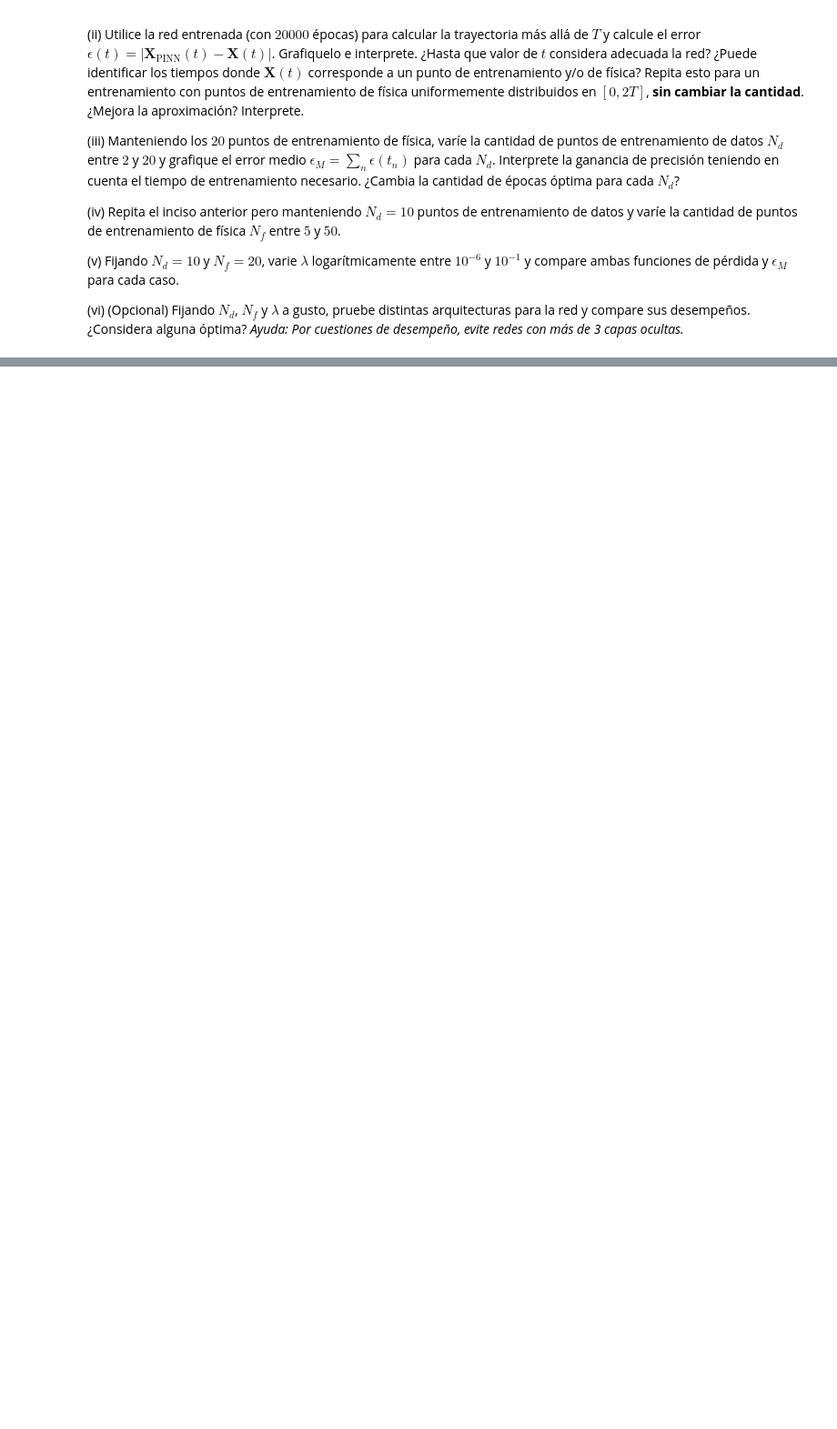
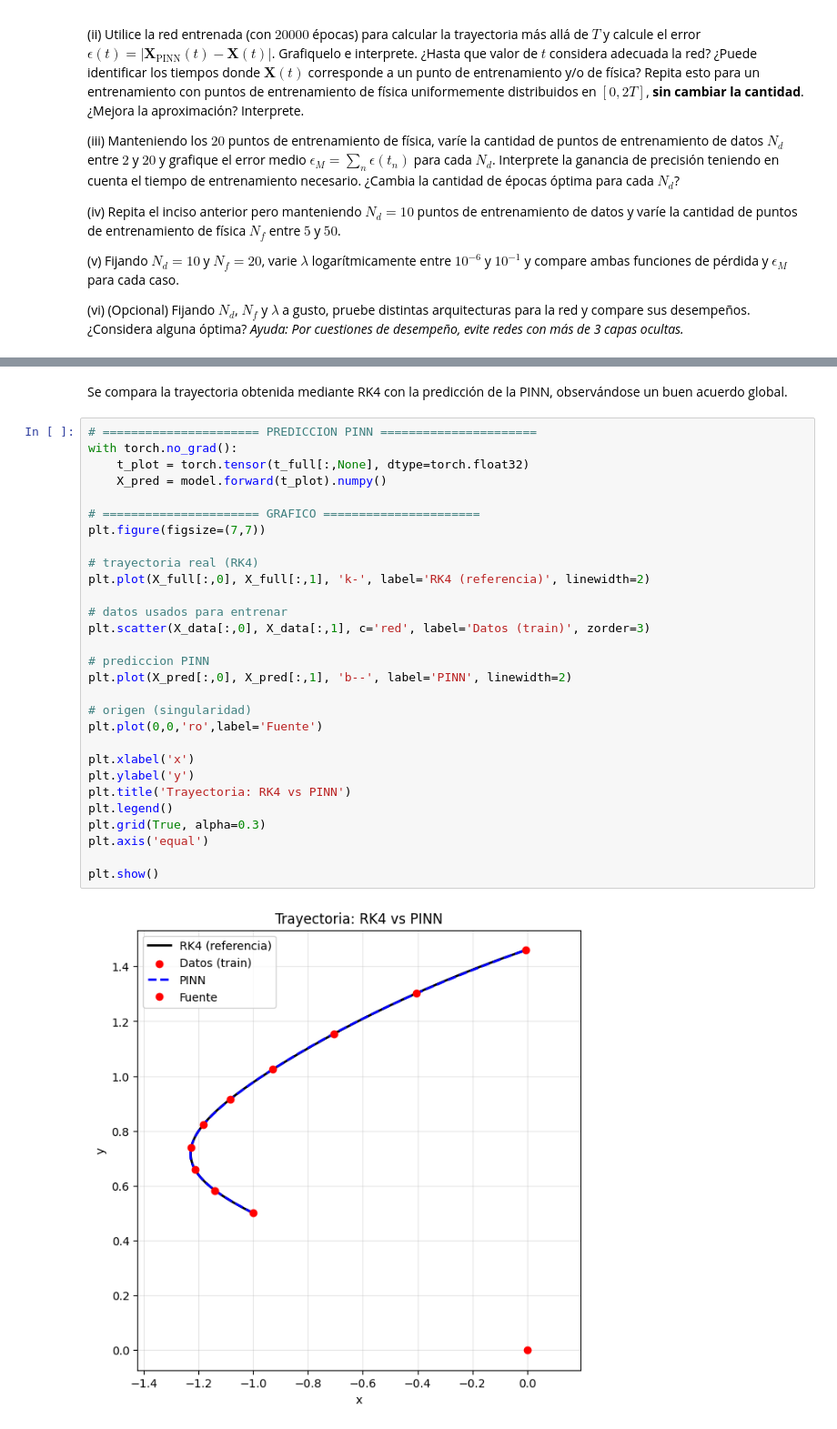
Before and after one commit to roldannahuelalejadro/Fisica-de-Fluidos-E1, a Jupyter notebook: trabjo E1/P3.ipynb, the cells around one changed output, grey strips where cells are left out. Shown at 91% size. Drawn from its saved outputs; the diff is of its cells as text; blank space fills up the shorter version.

```diff
--- a/trabjo E1/P3.ipynb
+++ b/trabjo E1/P3.ipynb
@@ -191,0 +252,33 @@ Entrenamiento completado.
+# %% [markdown]
+Se compara la trayectoria obtenida mediante RK4 con la predicción de la PINN, observándose un buen acuerdo global.
+# %%
+# ====================== PREDICCION PINN ======================
+with torch.no_grad():
+    t_plot = torch.tensor(t_full[:,None], dtype=torch.float32)
+    X_pred = model.forward(t_plot).numpy()
+
+# ====================== GRAFICO ======================
+plt.figure(figsize=(7,7))
+
+# trayectoria real (RK4)
+plt.plot(X_full[:,0], X_full[:,1], 'k-', label='RK4 (referencia)', linewidth=2)
+
+# datos usados para entrenar
+plt.scatter(X_data[:,0], X_data[:,1], c='red', label='Datos (train)', zorder=3)
+
+# prediccion PINN
+plt.plot(X_pred[:,0], X_pred[:,1], 'b--', label='PINN', linewidth=2)
+
+# origen (singularidad)
+plt.plot(0,0,'ro',label='Fuente')
+
+plt.xlabel('x')
+plt.ylabel('y')
+plt.title('Trayectoria: RK4 vs PINN')
+plt.legend()
+plt.grid(True, alpha=0.3)
+plt.axis('equal')
+
+plt.show()
+# %% [output]
+[figure, added]
```
Also changed, not shown: parts of 36 cells of this notebook.
